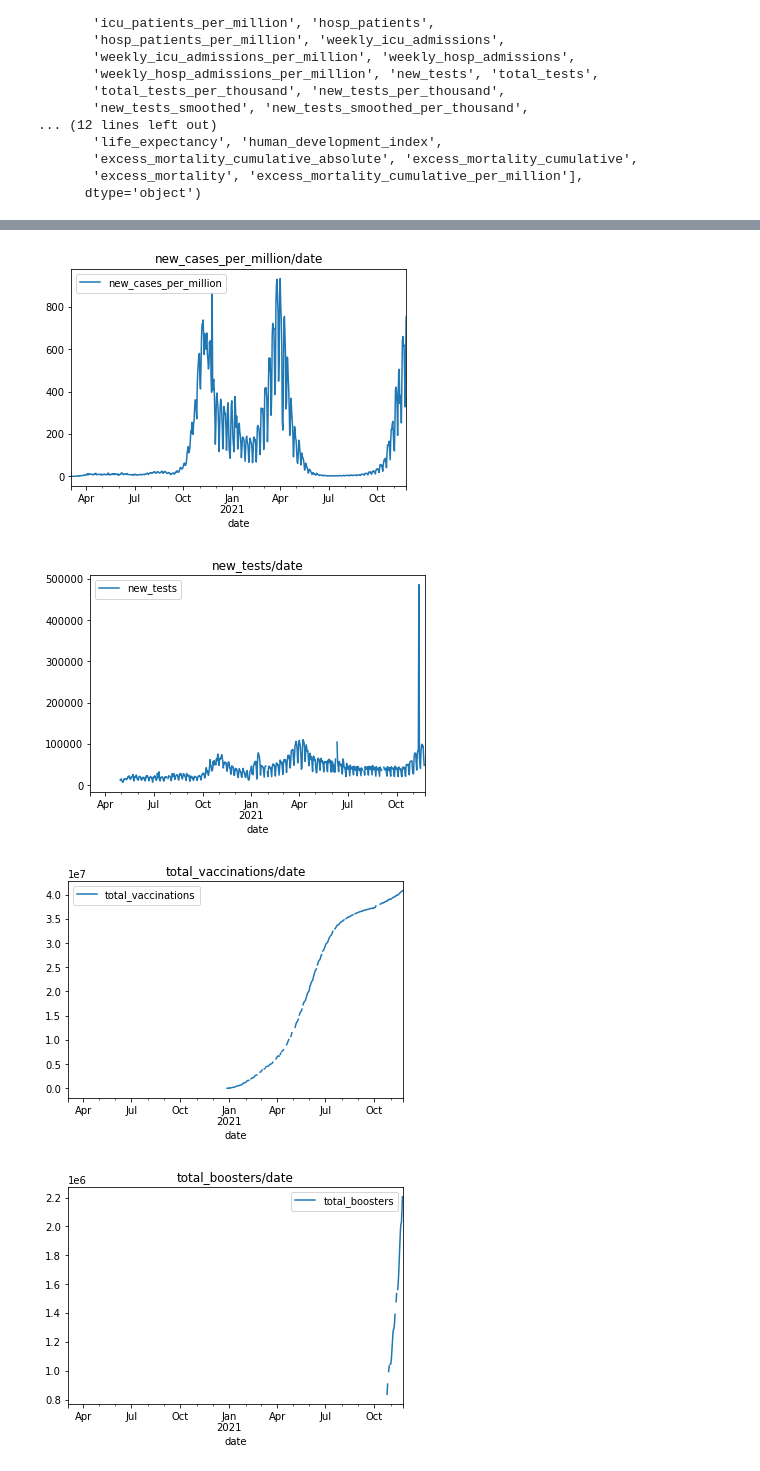
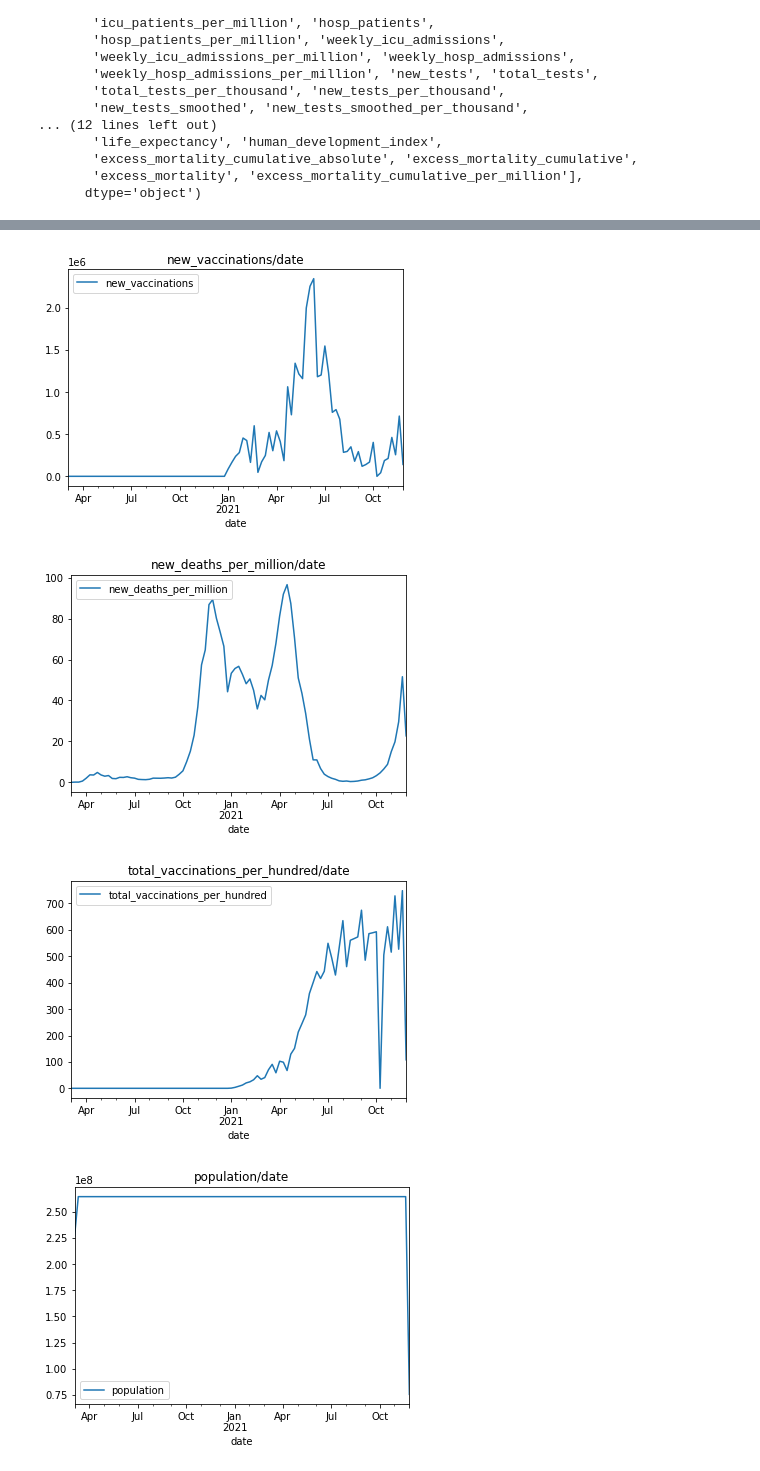
Before and after one commit to m-prorok/SMAD, a Jupyter notebook: lab1.ipynb, the cells around one changed output, grey strips where cells are left out. Drawn from its saved outputs; the diff is of its cells as text; code cells hidden in the pictures.

```diff
--- a/lab1.ipynb
+++ b/lab1.ipynb
@@ -76,4 +76,4 @@ Try using .loc[row_indexer,col_indexer] = value instead
 See the caveats in the documentation: https://pandas.pydata.org/pandas-docs/stable/user_guide/indexing.html#returning-a-view-versus-a-copy
   poland_covid_data['date']= pd.to_datetime(poland_covid_data['date'], format='%Y-%m-%d')
 # %%
-poland_covid_data.groupby(['iso_code', 'continent', 'location', pd.Grouper(key='date', freq='W-MON')]).sum().reset_index()
+poland_covid_data_weekly = poland_covid_data.groupby(['iso_code', 'continent', 'location', pd.Grouper(key='date', freq='W-MON')]).sum().reset_index()
@@ -124,14 +109,14 @@ tests_units            object
 dtype: object
 # %%
-value_columns=set(poland_covid_data.columns)-{'iso_code', 'continent', 'location', 'date', 'tests_units'}
+value_columns=set(poland_covid_data_weekly.columns)-{'iso_code', 'continent', 'location', 'date', 'tests_units'}
 # %%
 import matplotlib.pyplot as plt
 
 for column in value_columns:
-    poland_covid_data.plot('date',y=[column], title=column+'/date')
+    poland_covid_data_weekly.plot('date',y=[column], title=column+'/date')
     plt.savefig(column+'_date.png')
 # %% [output]
-[figure, old version]
+[figure, new version]
-[figure, old version]
+[figure, new version]
-[figure, old version]
+[figure, new version]
-[figure, old version]
+[figure, new version]
```
Also changed, not shown: parts of 8 cells of this notebook.
